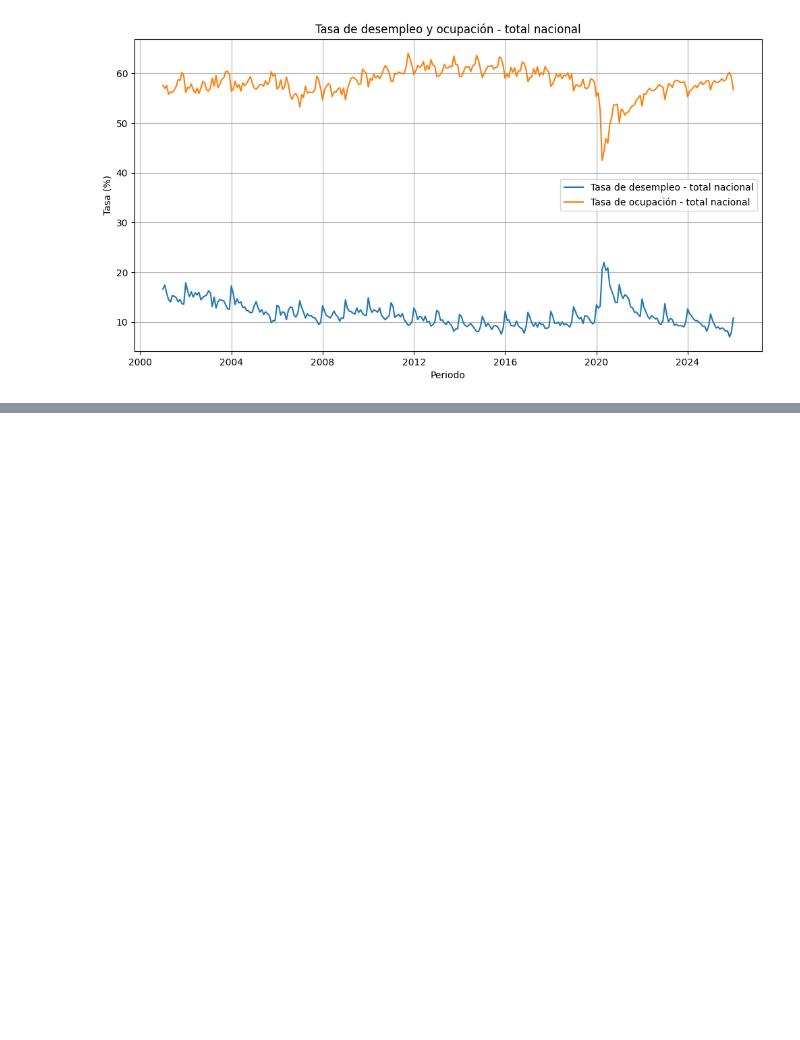
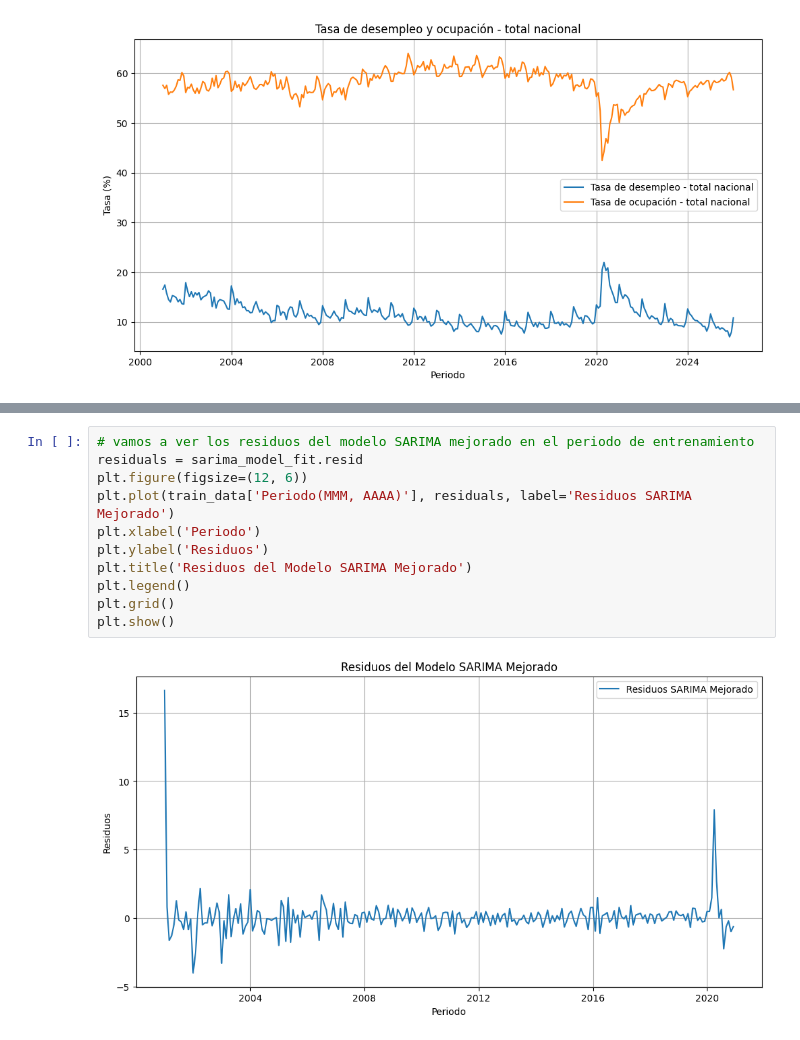
Before and after one commit to AlexSG29/Modelos_Econometricos, a Jupyter notebook: primera clase/primera_clase.ipynb, the cells around one changed output, grey strips where cells are left out. Drawn from its saved outputs; the diff is of its cells as text; blank space fills up the shorter version.

```diff
--- a/primera clase/primera_clase.ipynb
+++ b/primera clase/primera_clase.ipynb
@@ -107,0 +210,13 @@ plt.show()
+# %%
+# vamos a ver los residuos del modelo SARIMA mejorado en el periodo de entrenamiento
+residuals = sarima_model_fit.resid
+plt.figure(figsize=(12, 6))
+plt.plot(train_data['Periodo(MMM, AAAA)'], residuals, label='Residuos SARIMA Mejorado')
+plt.xlabel('Periodo')
+plt.ylabel('Residuos')
+plt.title('Residuos del Modelo SARIMA Mejorado')
+plt.legend()
+plt.grid()
+plt.show()
+# %% [output]
+[figure, added]
```
Also changed, not shown: parts of 9 cells of this notebook, 1 other file.
